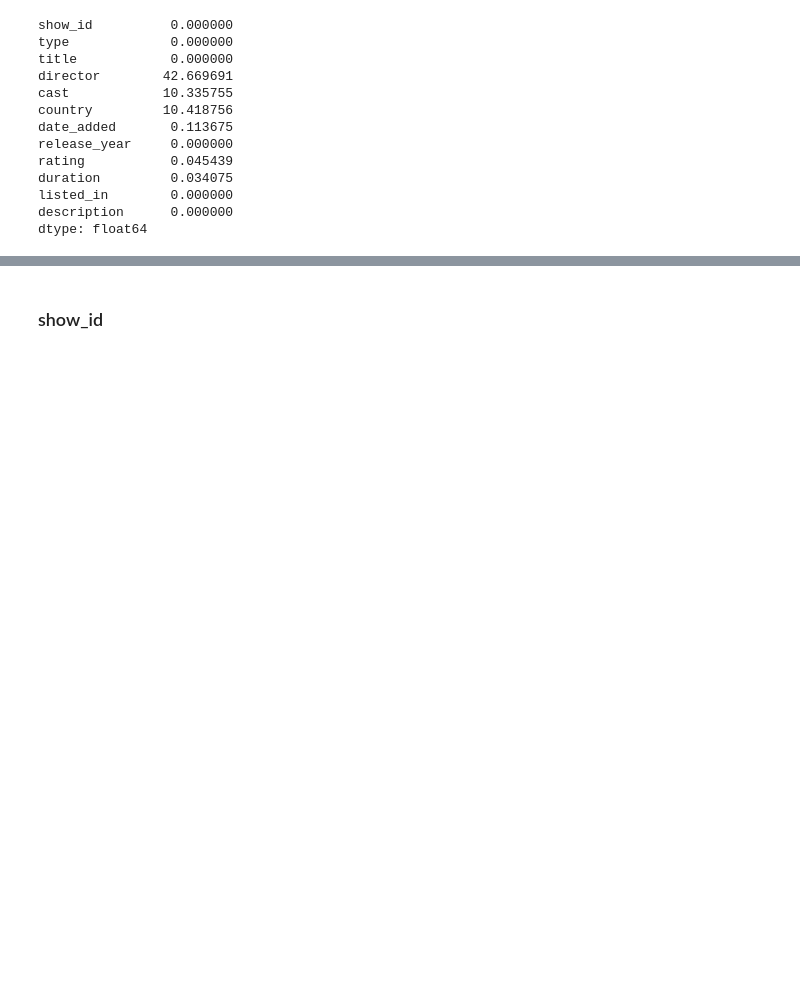
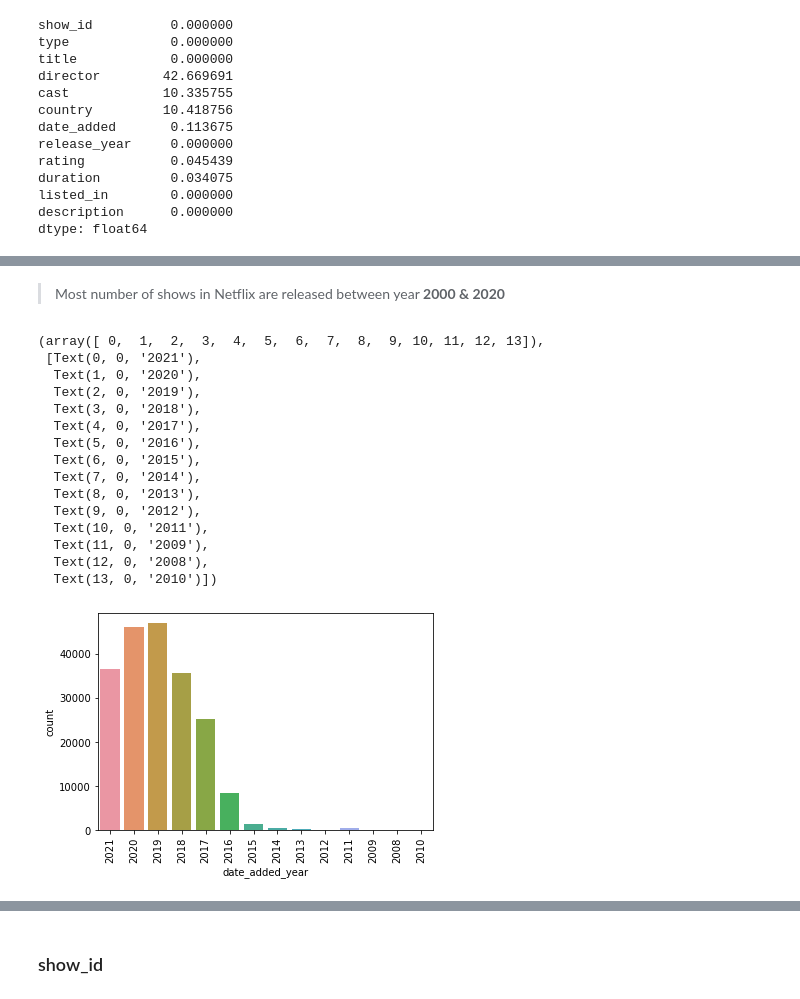
Before and after one commit to darshan-ds/netflix_data_exploration, a Jupyter notebook: Netflix Project.ipynb, the cells around one changed output, grey strips where cells are left out. Drawn from its saved outputs; the diff is of its cells as text; code cells hidden in the pictures; blank space fills up the shorter version.

```diff
--- a/Netflix Project.ipynb
+++ b/Netflix Project.ipynb
@@ -147,0 +461,2 @@ array(['Movie', 'TV Show'], dtype=object)
+# %%
+df_all.drop_duplicates(inplace=True)
@@ -147,0 +467,10 @@ array(['Movie', 'TV Show'], dtype=object)
+# %%
+date_added_split = df_all['date_added'].str.strip().apply(lambda x: str(x).split(' ')).tolist()
+date_added_df = pd.DataFrame(date_added_split, index=df_all['title']).reset_index()
+date_added_df.rename(columns={
+    0 : 'date_added_month',
+    1 : 'date_added_day',
+    2 : 'date_added_year'
+}, inplace=True)
+date_added_df['date_added_day'] = date_added_df.date_added_day.str[:-1]
+date_added_df.head()
@@ -147,0 +484,4 @@ array(['Movie', 'TV Show'], dtype=object)
+# %%
+df_all = df_all.merge(date_added_df, on=['title'], how='inner')
+df_all.drop('date_added', axis=1, inplace=True)
+df_all.head()
@@ -147,0 +499,2 @@ array(['Movie', 'TV Show'], dtype=object)
+# %%
+df_all.drop_duplicates(inplace=True)
@@ -147,0 +551,22 @@ array(['Movie', 'TV Show'], dtype=object)
+# %% [markdown]
+> Most number of shows in Netflix are released between year __2000 & 2020__
+# %%
+sns.countplot(df_all['date_added_year'])
+plt.xticks(rotation=90)
+# %% [output]
+(array([ 0,  1,  2,  3,  4,  5,  6,  7,  8,  9, 10, 11, 12, 13]),
+ [Text(0, 0, '2021'),
+  Text(1, 0, '2020'),
+  Text(2, 0, '2019'),
+  Text(3, 0, '2018'),
+  Text(4, 0, '2017'),
+  Text(5, 0, '2016'),
+  Text(6, 0, '2015'),
+  Text(7, 0, '2014'),
+  Text(8, 0, '2013'),
+  Text(9, 0, '2012'),
+  Text(10, 0, '2011'),
+  Text(11, 0, '2009'),
+  Text(12, 0, '2008'),
+  Text(13, 0, '2010')])
+[figure, added]
```
Also changed, not shown: parts of 86 cells of this notebook, 2 other files.
